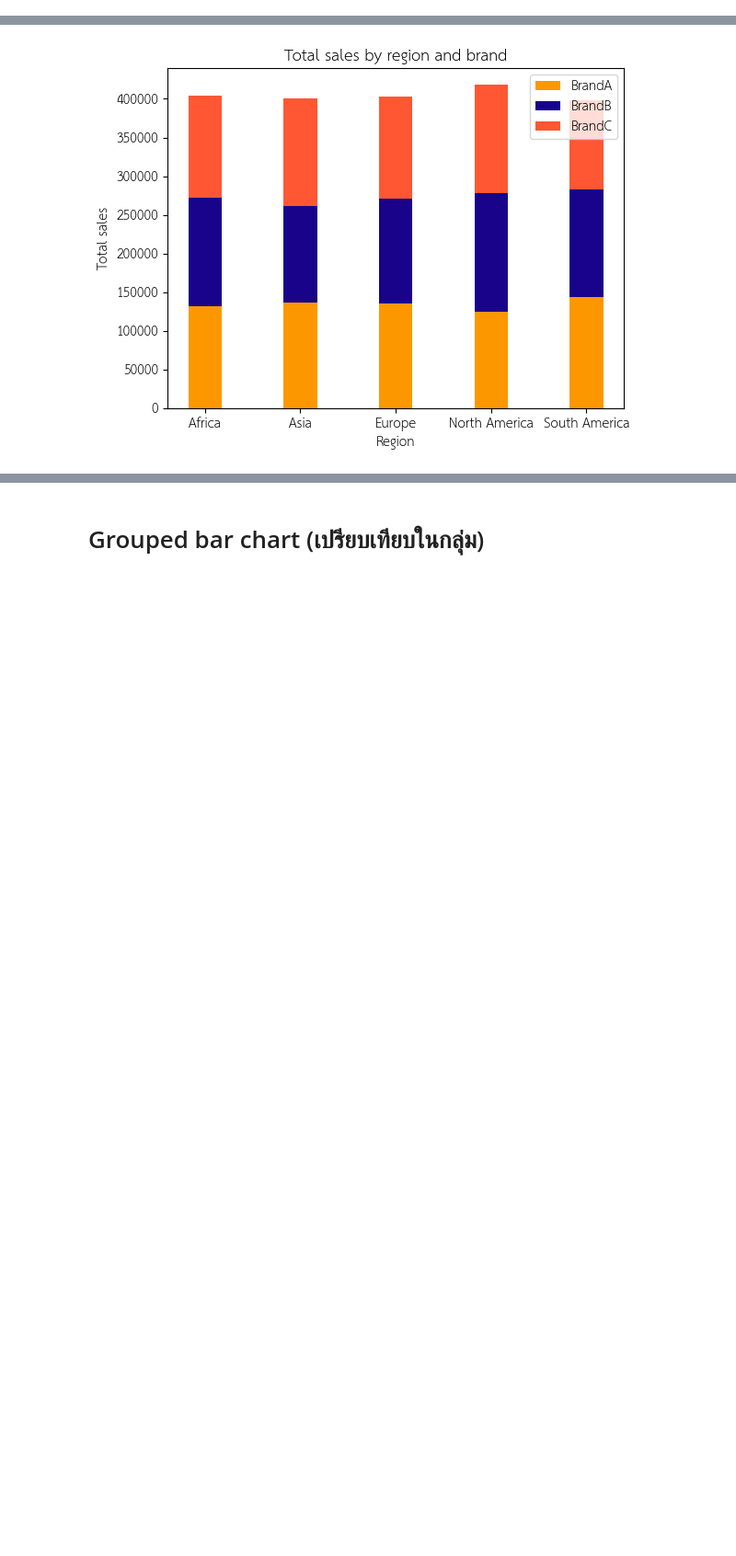
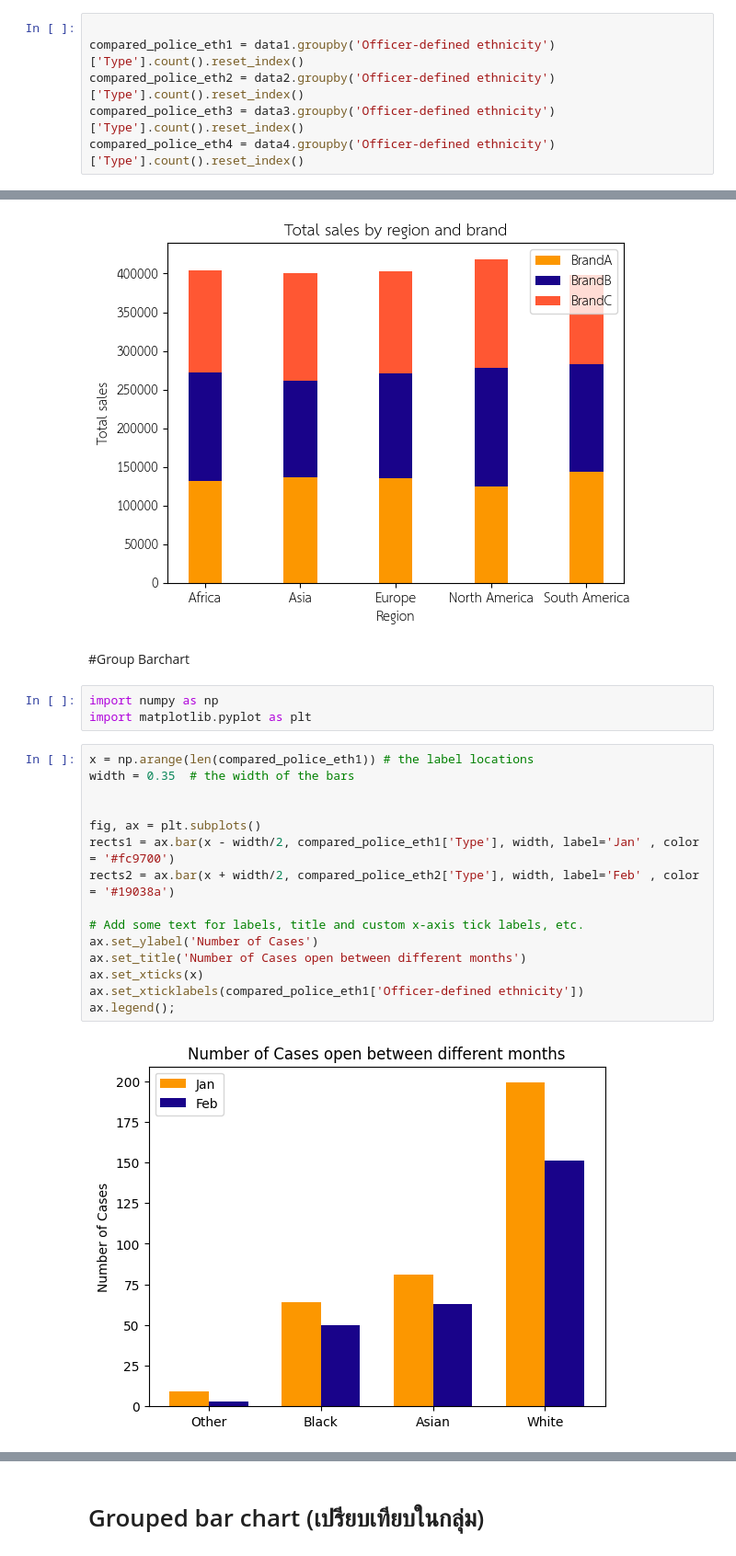
Before and after one commit to BabimBeam/dataviz2025, a Jupyter notebook: Copy_of_Visualize_Data_Comparison_2025.ipynb, the cells around one changed output, grey strips where cells are left out. Shown at 92% size. Saved outputs shown, nothing was run; the diff lists cells and outputs as text; blank space fills up the shorter version.

```diff
--- a/Copy_of_Visualize_Data_Comparison_2025.ipynb
+++ b/Copy_of_Visualize_Data_Comparison_2025.ipynb
@@ -181,4 +155,10 @@ plt.ylabel('Number of Cases')
 plt.title('Number of Cases open by Polices with different ethnicities over Jan-Apr 2025');
 # %% [output]
 [figure]
+# %%
+
+compared_police_eth1 = data1.groupby('Officer-defined ethnicity')['Type'].count().reset_index()
+compared_police_eth2 = data2.groupby('Officer-defined ethnicity')['Type'].count().reset_index()
+compared_police_eth3 = data3.groupby('Officer-defined ethnicity')['Type'].count().reset_index()
+compared_police_eth4 = data4.groupby('Officer-defined ethnicity')['Type'].count().reset_index()
 # %%
@@ -349,3 +360,25 @@ ax.legend()
 plt.show()
 # %% [output]
 [figure]
+# %% [markdown]
+#Group Barchart
+# %%
+import numpy as np
+import matplotlib.pyplot as plt
+# %%
+x = np.arange(len(compared_police_eth1)) # the label locations
+width = 0.35  # the width of the bars
+
+
+fig, ax = plt.subplots()
+rects1 = ax.bar(x - width/2, compared_police_eth1['Type'], width, label='Jan' , color = '#fc9700')
+rects2 = ax.bar(x + width/2, compared_police_eth2['Type'], width, label='Feb' , color = '#19038a')
+
+# Add some text for labels, title and custom x-axis tick labels, etc.
+ax.set_ylabel('Number of Cases')
+ax.set_title('Number of Cases open between different months')
+ax.set_xticks(x)
+ax.set_xticklabels(compared_police_eth1['Officer-defined ethnicity'])
+ax.legend();
+# %% [output]
+[figure, added]
```
Also changed, not shown: parts of 10 cells of this notebook.
